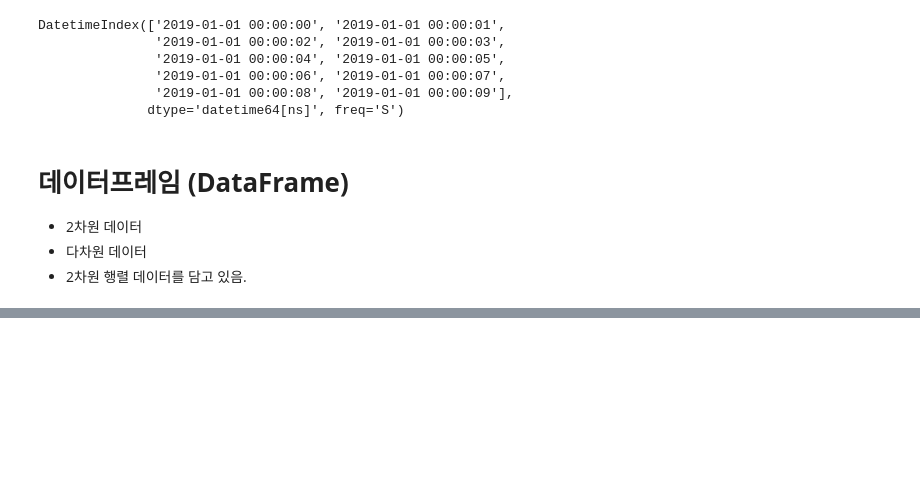
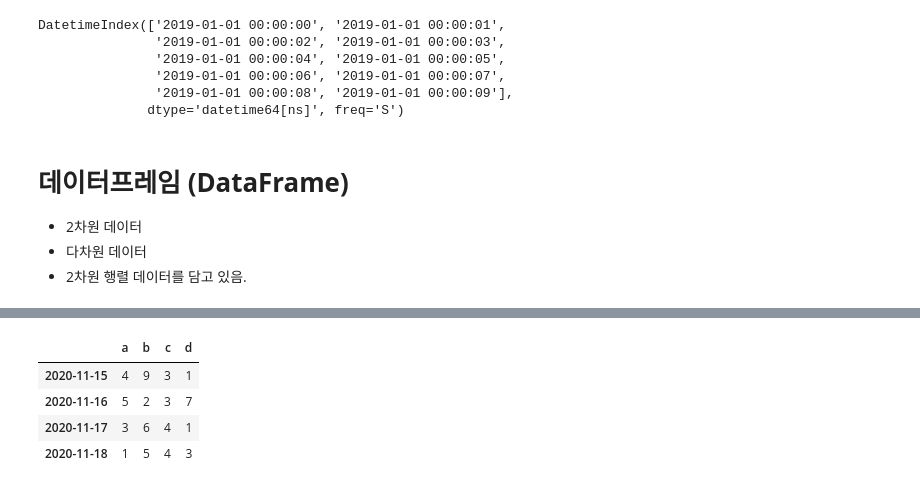
Before and after one commit to rlfwo93/machine-learning, a Jupyter notebook: pandas.ipynb, the cells around one changed output, grey strips where cells are left out. Drawn from its saved outputs; the diff is of its cells as text; code cells hidden in the pictures; blank space fills up the shorter version.

```diff
--- a/pandas.ipynb
+++ b/pandas.ipynb
@@ -119,0 +197,8 @@ df2
+# %%
+df
+# %% [output]
+|  | a | b | c | d |
+| 2020-11-15 | 4 | 9 | 3 | 1 |
+| 2020-11-16 | 5 | 2 | 3 | 7 |
+| 2020-11-17 | 3 | 6 | 4 | 1 |
+| 2020-11-18 | 1 | 5 | 4 | 3 |
```
Also changed, not shown: parts of 31 cells of this notebook.
